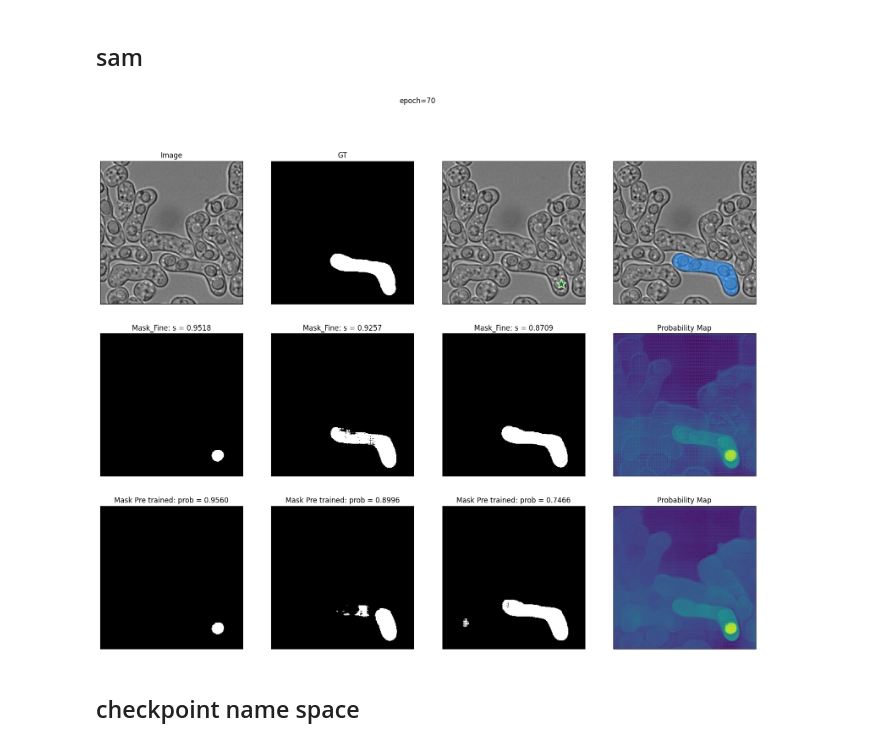
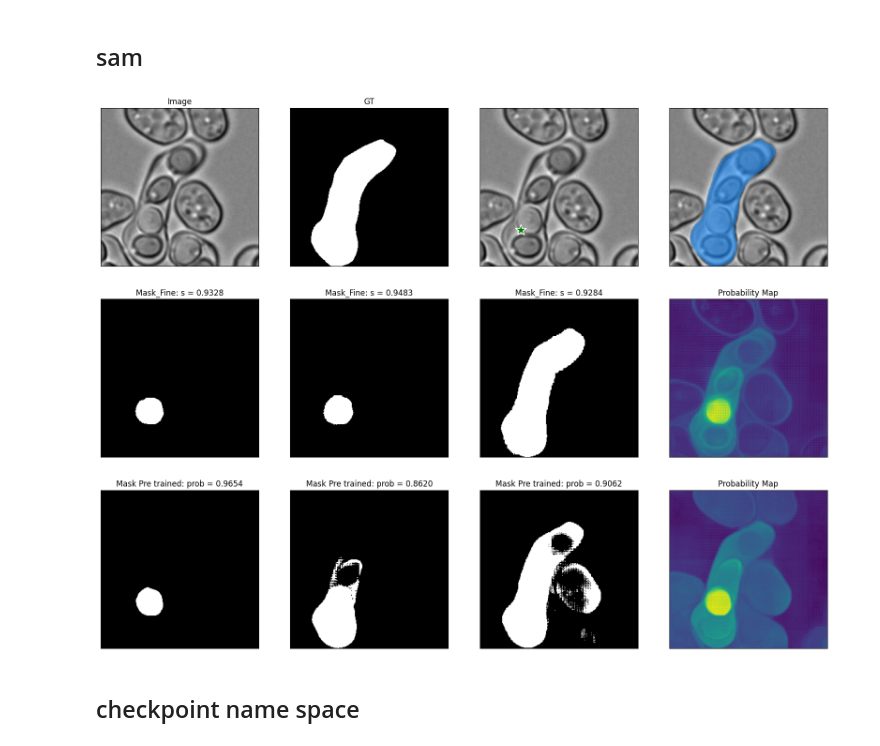
Before and after one commit to wanlanli/segment-anything, a Jupyter notebook: notebooks/home_training.ipynb, the cells around one changed output. Cells and saved outputs as stored; diff of their text form; code cells hidden in the pictures.

```diff
--- a/notebooks/home_training.ipynb
+++ b/notebooks/home_training.ipynb
@@ -239,7 +284,7 @@ import torch
 from torch.nn.functional import threshold, normalize
 
 #Training loop
-num_epochs = 100
+num_epochs = 20
 
 device = "cuda" if torch.cuda.is_available() else "cpu"
 model.to(device)
@@ -286,6 +331,6 @@ for epoch in range(num_epochs):
     print(f'EPOCH: {epoch}')
     print(f'Mean loss: {mean(epoch_losses)}')
     if (epoch+1) % 10 == 0:
-        torch.save(model.state_dict(), f"/media/wd/T7/data/for_sam_test/test_mito_model_checkpoint_1019_ep={epoch}.pth")
+        torch.save(model.state_dict(), f"/media/wd/T7/data/for_sam_test/test_mito_model_checkpoint_1023_ep={epoch}.pth")
 # %% [output]
 EPOCH: 0
@@ -378,7 +423,7 @@ processor = SamProcessor.from_pretrained("facebook/sam-vit-huge")
 # Create an instance of the model architecture with the loaded configuration
 my_mito_model = SamModel(config=model_config)
 #Update the model by loading the weights from saved file.
-my_mito_model.load_state_dict(torch.load("/media/wlli/T7/data/for_sam_test/test_mito_model_checkpoint_1019_ep69cpu.pth"))
+my_mito_model.load_state_dict(torch.load("/media/wd/T7/data/for_sam_test/test_mito_model_checkpoint_1023_ep=9.pth"))
 
 # set the device to cuda if available, otherwise use cpu
 device = "cpu"
@@ -444,5 +489,5 @@ for i in range(0, 10):
 # %%
-idx = 162
+idx = 168
 test_image = dataset[idx]["image"]
 test_mask = dataset[idx]["label"]
 prompt = get_points(np.array(test_mask))
@@ -533,36 +578,35 @@ for i in range(0, 3):
     axes[1, i].set_title(f"Mask_Fine: s = {mesam_scores[i]:.4f}")
 # Plot the second image on the right
 axes[1, 3].imshow(mesam_logits.sum(axis=0))  # Assuming the second image is grayscale
 axes[1, 3].set_title("Probability Map")
 
 for i in range(0, 3):
     axes[2, i].imshow(masks[i], cmap='gray')
     axes[2, i].set_title(f"Mask Pre trained: prob = {scores[i]:.4f}")
 # Plot the second image on the right
 axes[2, 3].imshow(logits.sum(axis=0))
 axes[2, 3].set_title("Probability Map")
 
 # for i in range(0, 3):
 #     axes[3, i].imshow(masks2[i], cmap='gray')
 #     axes[3, i].set_title(f"Mask old name splace: prob = {scores2[i]:.4f}")
 # # Plot the second image on the right
 # axes[3, 3].imshow(logits2.sum(axis=0))
 # axes[3, 3].set_title("Probability Map")
 
 # Hide axis ticks and labels
 for axi in axes:
     for ax in axi:
         ax.set_xticks([])
         ax.set_yticks([])
         ax.set_xticklabels([])
         ax.set_yticklabels([])
 
 # Display the images side by side
-#plt.savefig("/home/wd/Pictures/1018_vs_fineturning_ep7.png")
-fig.suptitle("epoch=70")
+plt.savefig("/home/wd/Pictures/1023_vs_fineturning_ep10.png")
 plt.show()
 # %% [output]
-[figure, old version]
+[figure, new version]
 # %% [markdown]
 ## checkpoint name space
 # %%
```
Also changed, not shown: parts of 10 cells of this notebook.
